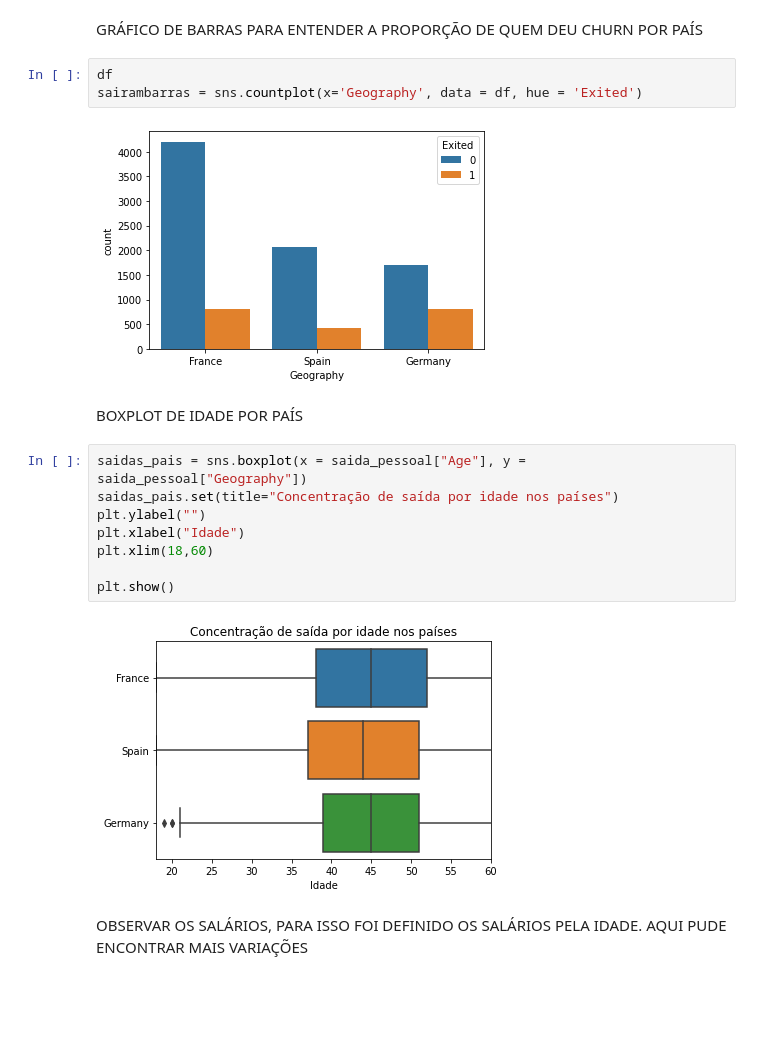
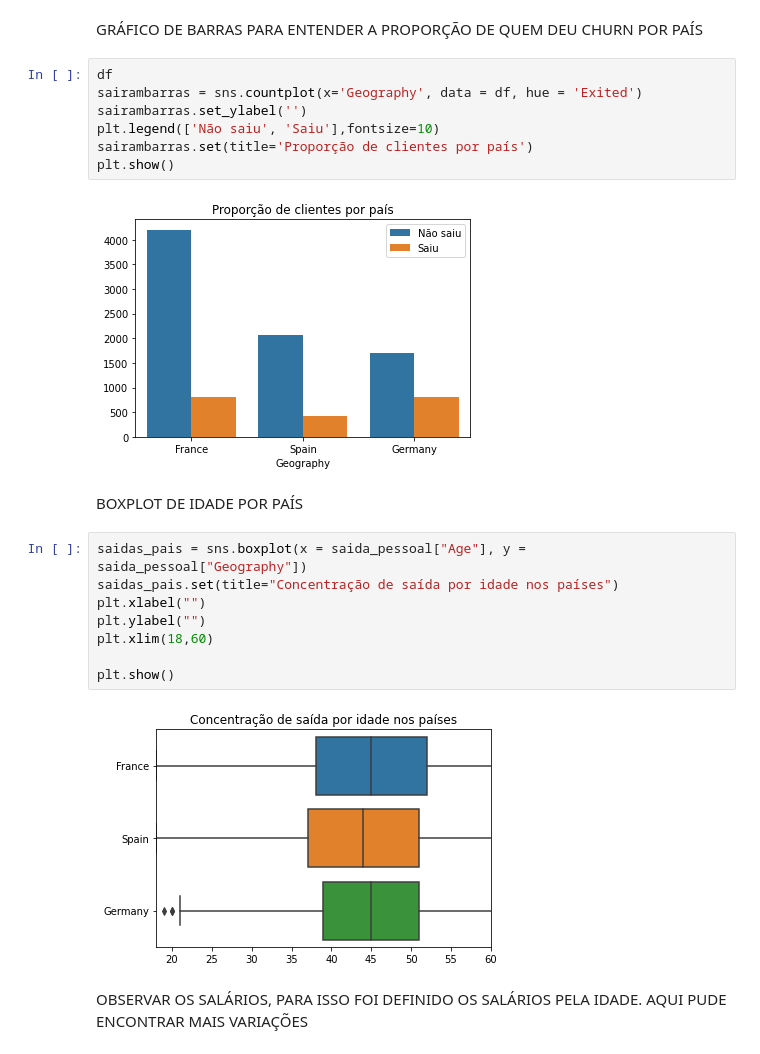
Before and after one commit to guilhermevicente11/analise-dados-churn, a Jupyter notebook: códigos_do_relatório.ipynb, the cells around one changed output. Saved outputs shown, nothing was run; the diff lists cells and outputs as text; blank space fills up the shorter version.

```diff
--- a/códigos_do_relatório.ipynb
+++ b/códigos_do_relatório.ipynb
@@ -292,20 +298,24 @@ GRÁFICO DE BARRAS PARA ENTENDER A PROPORÇÃO DE QUEM DEU CHURN POR PAÍS
 # %%
 df
 sairambarras = sns.countplot(x='Geography', data = df, hue = 'Exited')
+sairambarras.set_ylabel('')
+plt.legend(['Não saiu', 'Saiu'],fontsize=10)
+sairambarras.set(title='Proporção de clientes por país')
+plt.show()
 # %% [output]
-[figure, old version]
+[figure, new version]
 # %% [markdown]
 BOXPLOT DE IDADE POR PAÍS
 # %%
 saidas_pais = sns.boxplot(x = saida_pessoal["Age"], y = saida_pessoal["Geography"])
 saidas_pais.set(title="Concentração de saída por idade nos países")
+plt.xlabel("")
 plt.ylabel("")
-plt.xlabel("Idade")
 plt.xlim(18,60)
 
 plt.show()
 # %% [output]
-[figure, old version]
+[figure, new version]
 # %% [markdown]
 OBSERVAR OS SALÁRIOS, PARA ISSO FOI DEFINIDO OS SALÁRIOS PELA IDADE. AQUI PUDE ENCONTRAR MAIS VARIAÇÕES
 # %%
```
Also changed, not shown: parts of 22 cells of this notebook.
